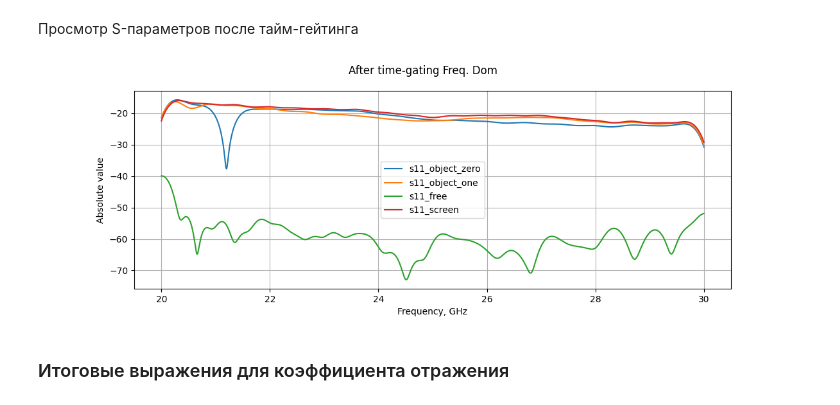
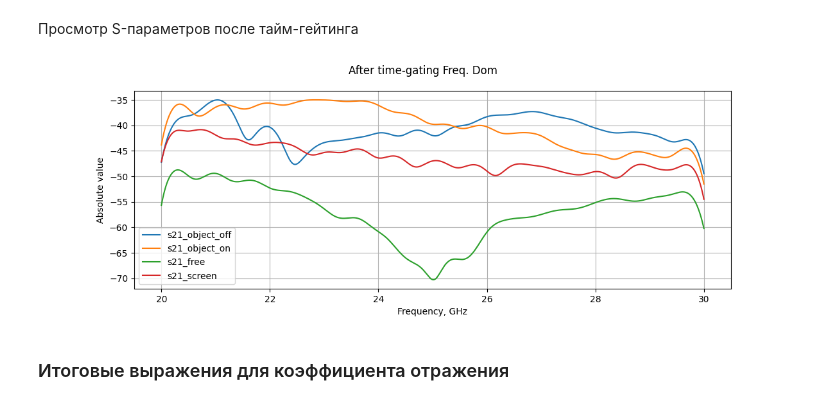
Before and after one commit to isvoropaev02/post_processing_RIS, a Jupyter notebook: S21.ipynb, the cells around one changed output. Drawn from its saved outputs; the diff is of its cells as text; code cells hidden in the pictures.

```diff
--- a/S21.ipynb
+++ b/S21.ipynb
@@ -66,11 +66,11 @@ data_object_2.head() # просмотр нового датасета
 # %% [markdown]
 Создаем переменные, с которыми будем непосредственно работать (массивы формата `pd.Series`)
 # %%
-frequency = data_object_1['Frequency']
+frequency = data_object_off['Frequency']
 
-s21_object_zero = data_object_1['s21']
+s21_object_off = data_object_off['s21']
 
-s21_object_one = data_object_2['s21']
+s21_object_on = data_object_on['s21']
 
 s21_screen = data_screen['s21']
 
@@ -78,8 +78,8 @@ s21_free = data_free['s21']
 # %% [markdown]
 ### Предпросмотр графиков необработанных файлов
 # %%
-s_par = ['s11'] # Вести сюда названия S-параметров, которые нужны на графике в формате 'sij'
-data = [data_object_1, data_object_2] # Ввести сюда какие измерения нужны
+s_par = ['s21'] # Вести сюда названия S-параметров, которые нужны на графике в формате 'sij'
+data = [data_object_off, data_object_on] # Ввести сюда какие измерения нужны
 
 
 '''Дальше  не трогать!!!'''
@@ -146,5 +146,5 @@ plt.show()
 # %%
-gate_s11 = np.array([[0, 7], [10, 900]])*1e-9 # заполнить промежутками времени, которые необходимо вырезать в нс
+gate_s21 = np.array([[0, 7], [10, 900]])*1e-9 # заполнить промежутками времени, которые необходимо вырезать в нс
 # %%
 def time_gate_s_param(gate: np.ndarray, s_par: pd.core.series.Series, n=N_fft, time=time):
     s = s_par.to_numpy()
@@ -161,8 +161,8 @@ def time_gate_s_param(gate: np.ndarray, s_par: pd.core.series.Series, n=N_fft, t
 Проведение тайм-гейтинга
 # %%
 if time_gating == True:
-    s11_object_zero = time_gate_s_param(gate=gate_s11, s_par=s11_object_zero)
-    s11_object_one = time_gate_s_param(gate=gate_s11, s_par=s11_object_one)
-    s11_screen = time_gate_s_param(gate=gate_s11, s_par=s11_screen)
-    s11_free = time_gate_s_param(gate=gate_s11, s_par=s11_free)
+    s21_object_off = time_gate_s_param(gate=gate_s21, s_par=s21_object_off)
+    s21_object_on = time_gate_s_param(gate=gate_s21, s_par=s21_object_on)
+    s21_screen = time_gate_s_param(gate=gate_s21, s_par=s21_screen)
+    s21_free = time_gate_s_param(gate=gate_s21, s_par=s21_free)
 # %%
@@ -172,24 +172,24 @@ s11_object_one.shape # проверка, что число точек остал
 # %% [markdown]
 Просмотр S-параметров после тайм-гейтинга
 # %%
-param = [s11_object_zero, s11_object_one, s11_free, s11_screen]
-name = ['s11_object_zero', 's11_object_one', 's11_free', 's11_screen']
+param = [s21_object_off, s21_object_on, s21_free, s21_screen]
+name = ['s21_object_off', 's21_object_on', 's21_free', 's21_screen']
 
 fig3 = plt.figure(figsize=(12,4))
 
 ax_1 = fig3.add_subplot(111)
 
 for i, s_par in enumerate(param):
     ax_1.plot(frequency*1e-9, 20*np.log10(s_par.apply(abs).to_numpy()), label=name[i])
 ax_1.set_xlabel("Frequency, GHz")
 ax_1.set_ylabel("Absolute value")
 ax_1.legend()
 ax_1.grid()
 
 
 fig3.suptitle('After time-gating Freq. Dom')
 plt.show()
 # %% [output]
-[figure, old version]
+[figure, new version]
 # %% [markdown]
 ### Итоговые выражения для коэффициента отражения
```
Also changed, not shown: parts of 12 cells of this notebook.
